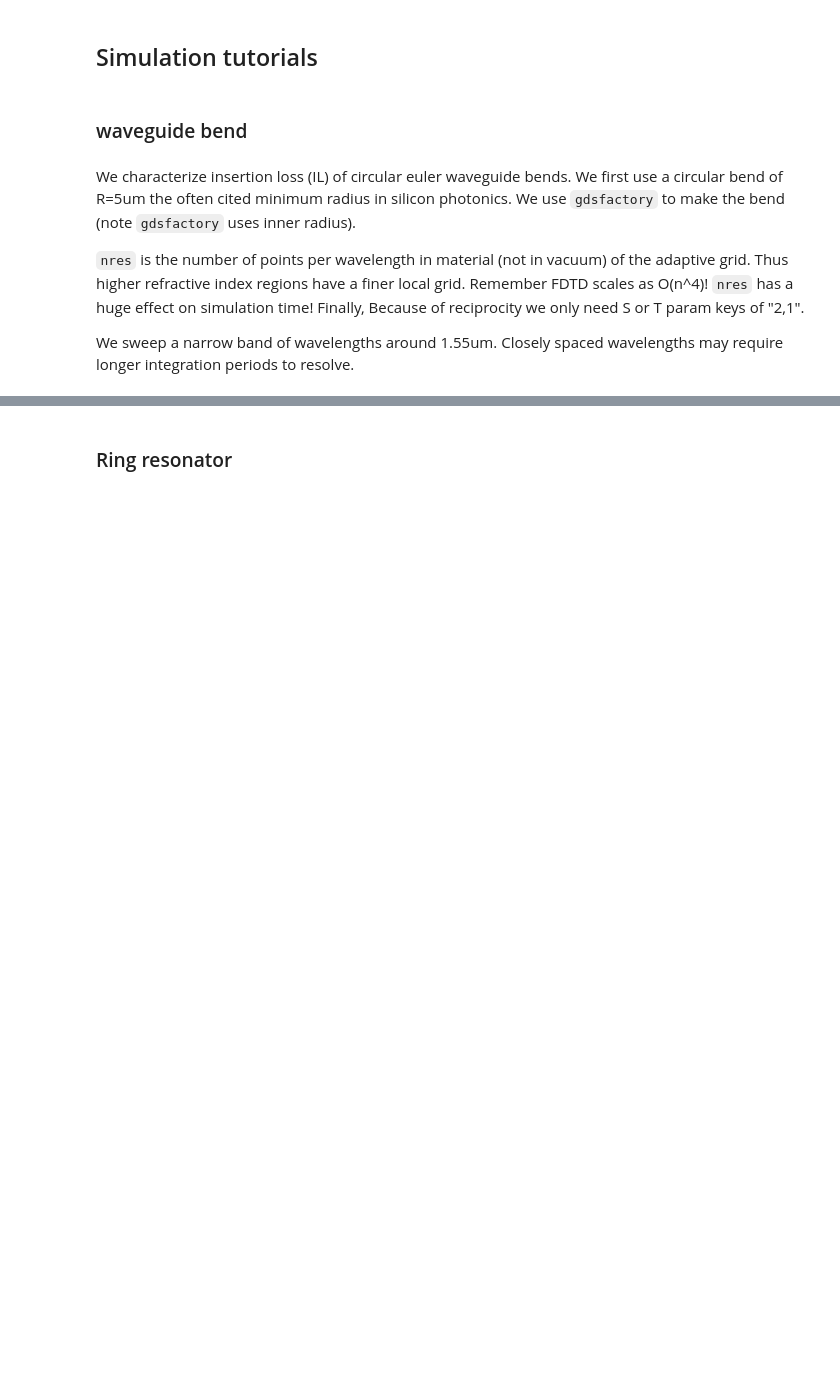
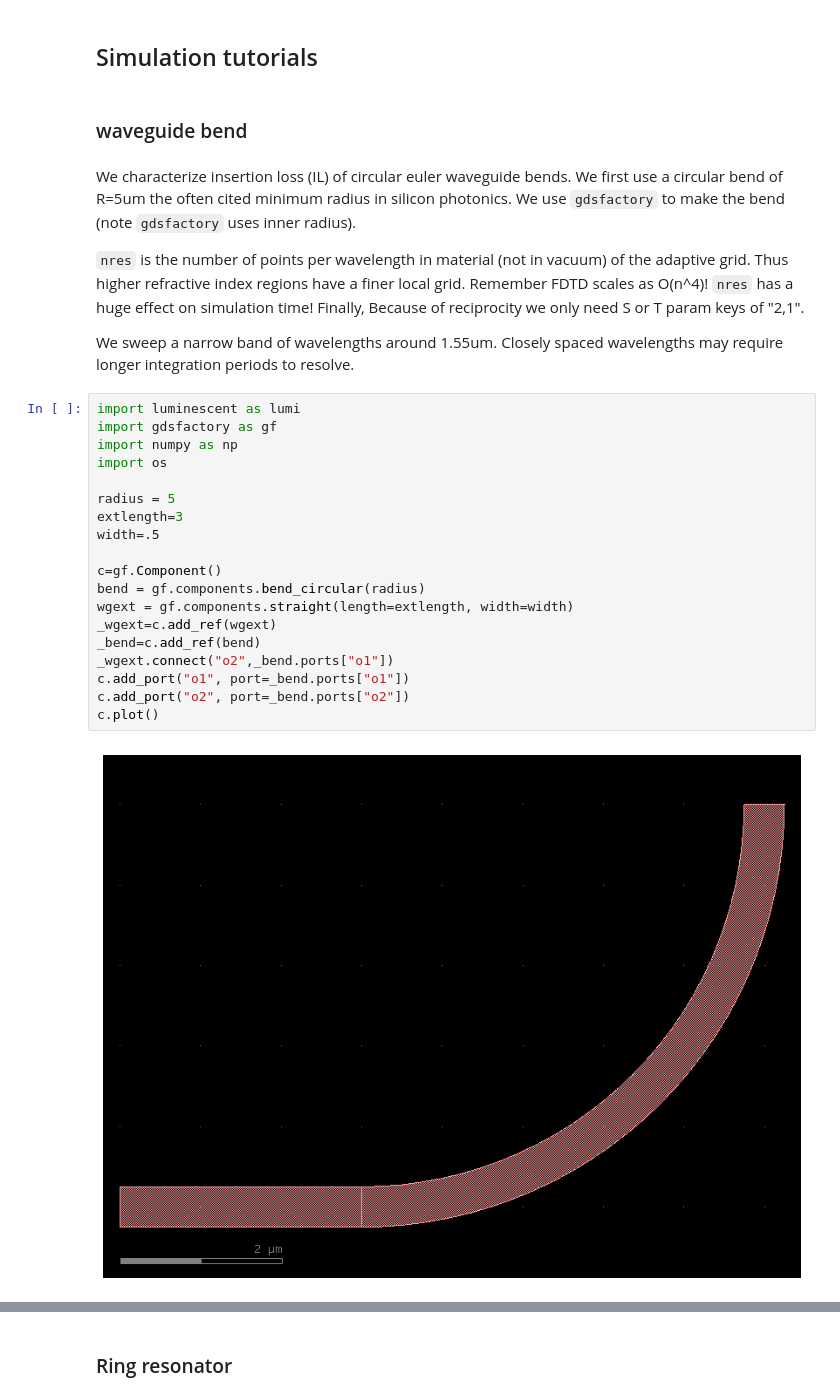
Before and after one commit to paulxshen/Luminescent.jl, a Jupyter notebook: Luminescent_AI_docs.ipynb, the cells around one changed output, grey strips where cells are left out. Saved outputs shown, nothing was run; the diff lists cells and outputs as text; blank space fills up the shorter version.

```diff
--- a/Luminescent_AI_docs.ipynb
+++ b/Luminescent_AI_docs.ipynb
@@ -98,4 +100,25 @@ We characterize insertion loss (IL) of circular euler waveguide bends. We first
 `nres` is the number of points per wavelength in material (not in vacuum) of the adaptive grid. Thus higher refractive index regions have a finer local grid. Remember FDTD scales as O(n^4)! `nres` has a huge effect on simulation time! Finally, Because of reciprocity we only need S or T param keys of "2,1".
 
 We sweep a narrow band of wavelengths around 1.55um. Closely spaced wavelengths may require longer integration periods to resolve.
+# %%
+import luminescent as lumi
+import gdsfactory as gf
+import numpy as np
+import os
+
+radius = 5
+extlength=3
+width=.5
+
+c=gf.Component()
+bend = gf.components.bend_circular(radius)
+wgext = gf.components.straight(length=extlength, width=width)
+_wgext=c.add_ref(wgext)
+_bend=c.add_ref(bend)
+_wgext.connect("o2",_bend.ports["o1"])
+c.add_port("o1", port=_bend.ports["o1"])
+c.add_port("o2", port=_bend.ports["o2"])
+c.plot()
+# %% [output]
+[figure, added]
 # %%
```
Also changed, not shown: parts of 9 cells of this notebook.
